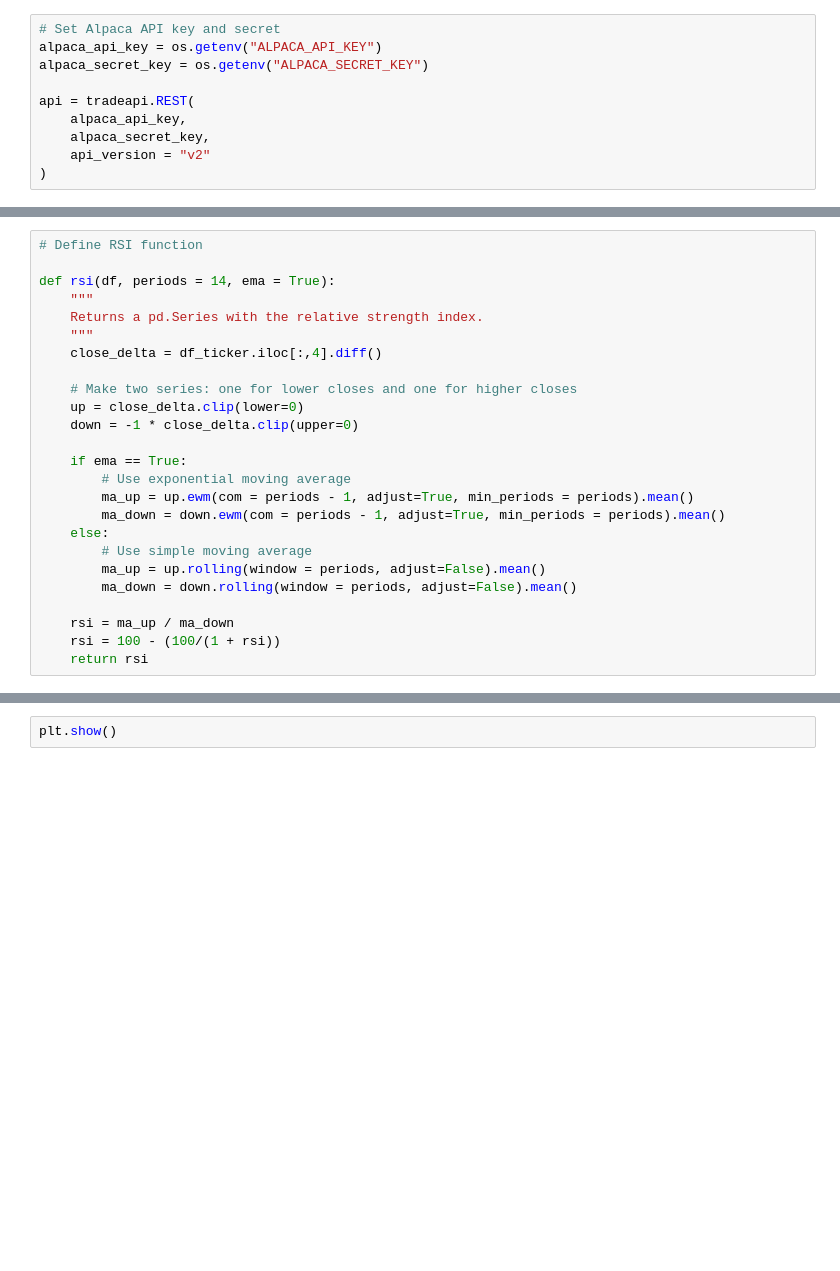
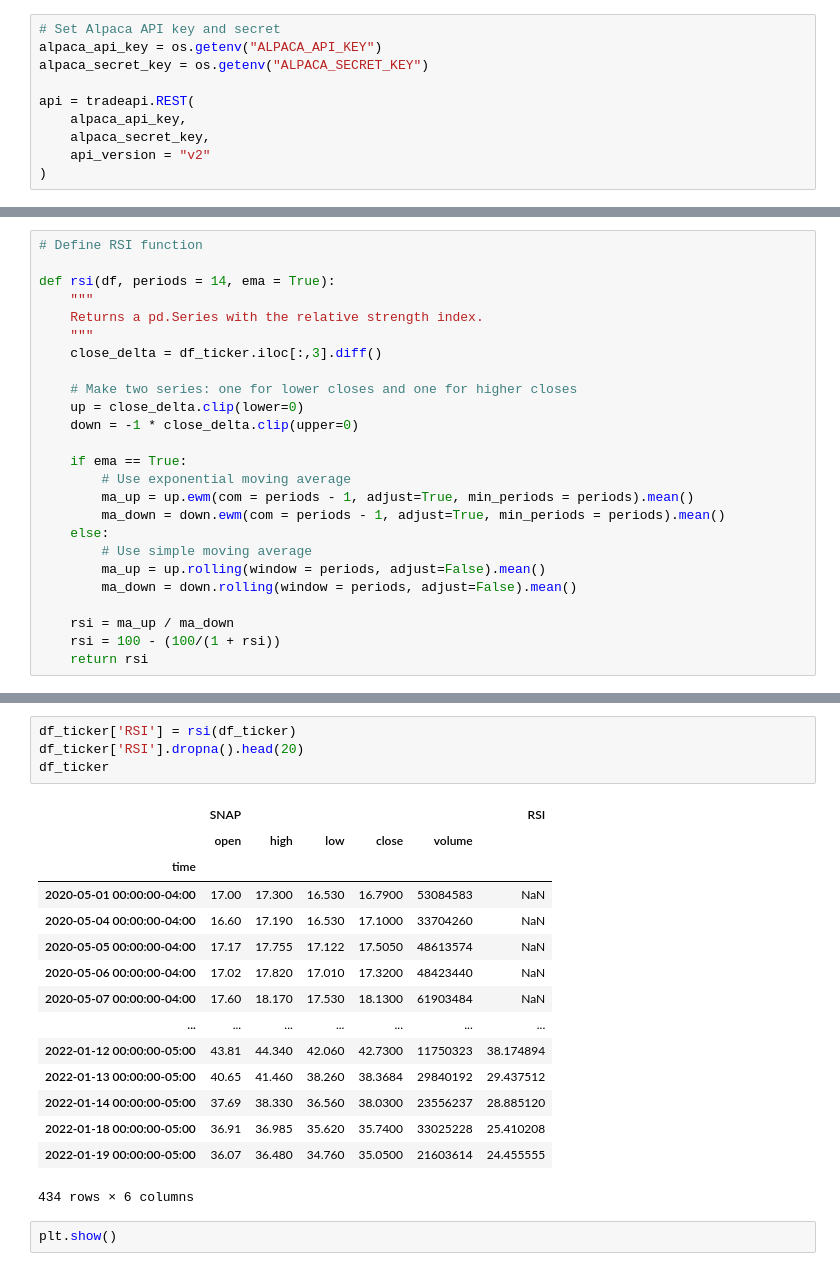
Before and after one commit to John-Gee3/Stock-Dashboard-Viewer, a Jupyter notebook: Stock RSI Bollinger Band dashboard.ipynb, the cells around one changed output, grey strips where cells are left out. Cells and saved outputs as stored; diff of their text form; blank space fills up the shorter version.

```diff
--- a/Stock RSI Bollinger Band dashboard.ipynb
+++ b/Stock RSI Bollinger Band dashboard.ipynb
@@ -123,7 +158,7 @@ def rsi(df, periods = 14, ema = True):
     """
     Returns a pd.Series with the relative strength index.
     """
-    close_delta = df_ticker.iloc[:,4].diff()
+    close_delta = df_ticker.iloc[:,3].diff()
 
     # Make two series: one for lower closes and one for higher closes
     up = close_delta.clip(lower=0)
@@ -151,3 +179,23 @@ df_ticker.plot()
+# %%
+df_ticker['RSI'] = rsi(df_ticker)
+df_ticker['RSI'].dropna().head(20)
+df_ticker
+# %% [output]
+|  | SNAP |  |  |  |  | RSI |
+|  | open | high | low | close | volume |  |
+| time |  |  |  |  |  |  |
+| 2020-05-01 00:00:00-04:00 | 17.00 | 17.300 | 16.530 | 16.7900 | 53084583 | NaN |
+| 2020-05-04 00:00:00-04:00 | 16.60 | 17.190 | 16.530 | 17.1000 | 33704260 | NaN |
+| 2020-05-05 00:00:00-04:00 | 17.17 | 17.755 | 17.122 | 17.5050 | 48613574 | NaN |
+| 2020-05-06 00:00:00-04:00 | 17.02 | 17.820 | 17.010 | 17.3200 | 48423440 | NaN |
+| 2020-05-07 00:00:00-04:00 | 17.60 | 18.170 | 17.530 | 18.1300 | 61903484 | NaN |
+| ... | ... | ... | ... | ... | ... | ... |
+| 2022-01-12 00:00:00-05:00 | 43.81 | 44.340 | 42.060 | 42.7300 | 11750323 | 38.174894 |
+| 2022-01-13 00:00:00-05:00 | 40.65 | 41.460 | 38.260 | 38.3684 | 29840192 | 29.437512 |
+| 2022-01-14 00:00:00-05:00 | 37.69 | 38.330 | 36.560 | 38.0300 | 23556237 | 28.885120 |
+| 2022-01-18 00:00:00-05:00 | 36.91 | 36.985 | 35.620 | 35.7400 | 33025228 | 25.410208 |
+| 2022-01-19 00:00:00-05:00 | 36.07 | 36.480 | 34.760 | 35.0500 | 21603614 | 24.455555 |
+434 rows × 6 columns
 # %%
 plt.show()
 # %%
```
Also changed, not shown: parts of 9 cells of this notebook.
